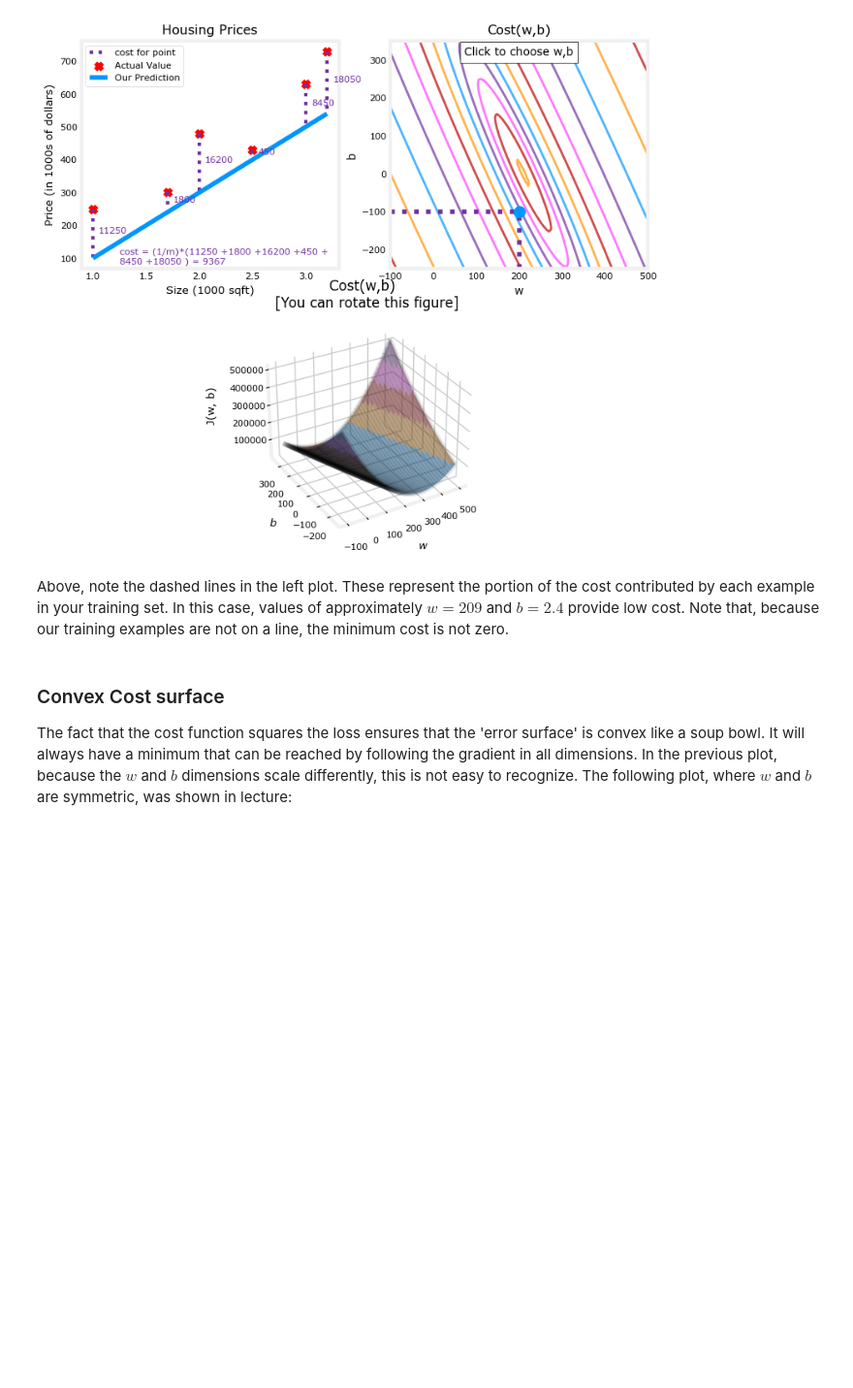
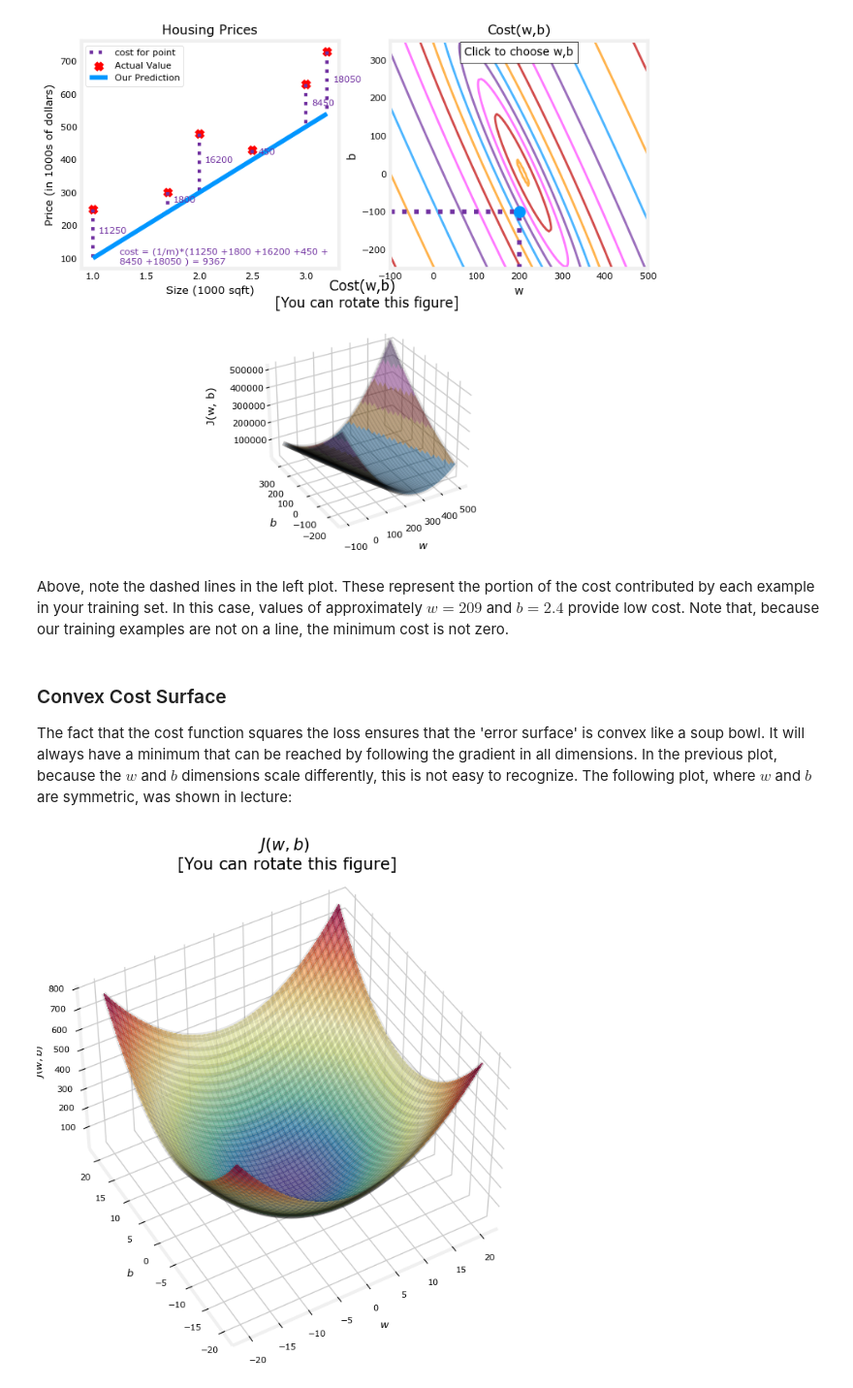
Before and after one commit to aaditya29/Machine-Learning-Tutorial, a Jupyter notebook: 1. Machine Learning Specialisation/1.1 Supervised Machine Learning: Regression and Classification/Week 1/Jupyter Labs/Lab3/Lab3.ipynb, the cells around one changed output. Shown at 97% size. Saved outputs shown, nothing was run; the diff lists cells and outputs as text; code cells hidden in the pictures; blank space fills up the shorter version.

Commit message:
git commit " convex cost surface graph completed"

```diff
--- a/1. Machine Learning Specialisation/1.1 Supervised Machine Learning: Regression and Classification/Week 1/Jupyter Labs/Lab3/Lab3.ipynb
+++ b/1. Machine Learning Specialisation/1.1 Supervised Machine Learning: Regression and Classification/Week 1/Jupyter Labs/Lab3/Lab3.ipynb
@@ -103,5 +103,9 @@ updater = plt_update_onclick(fig, ax, x_train, y_train, dyn_items)
 # %% [markdown]
 Above, note the dashed lines in the left plot. These represent the portion of the cost contributed by each example in your training set. In this case, values of approximately $w=209$ and $b=2.4$ provide low cost. Note that, because our training examples are not on a line, the minimum cost is not zero.
 # %% [markdown]
-### Convex Cost surface
+### Convex Cost Surface
 The fact that the cost function squares the loss ensures that the 'error surface' is convex like a soup bowl. It will always have a minimum that can be reached by following the gradient in all dimensions. In the previous plot, because the $w$ and $b$ dimensions scale differently, this is not easy to recognize. The following plot, where $w$ and $b$ are symmetric, was shown in lecture:
+# %%
+soup_bowl()
+# %% [output]
+[figure, added]
```
